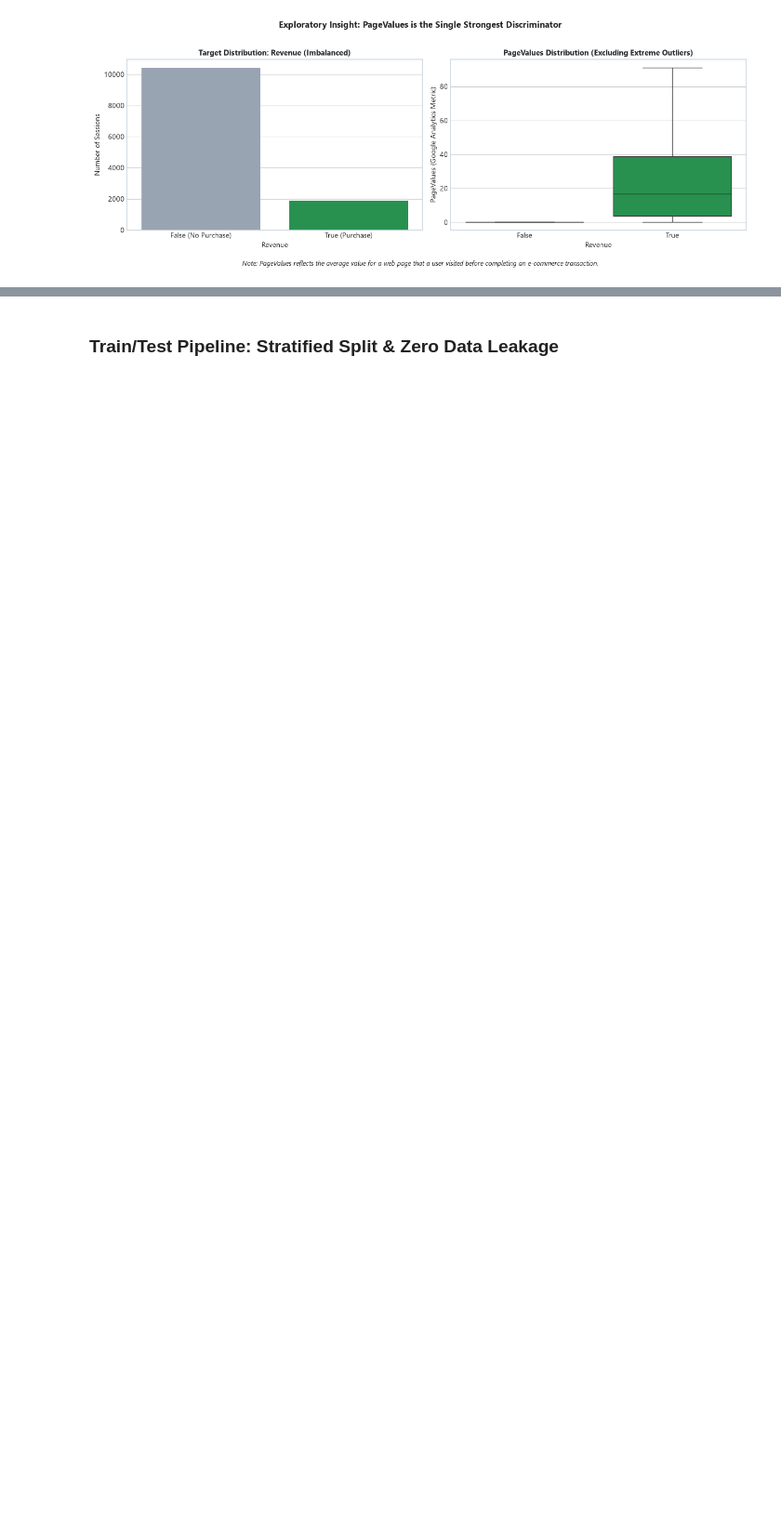
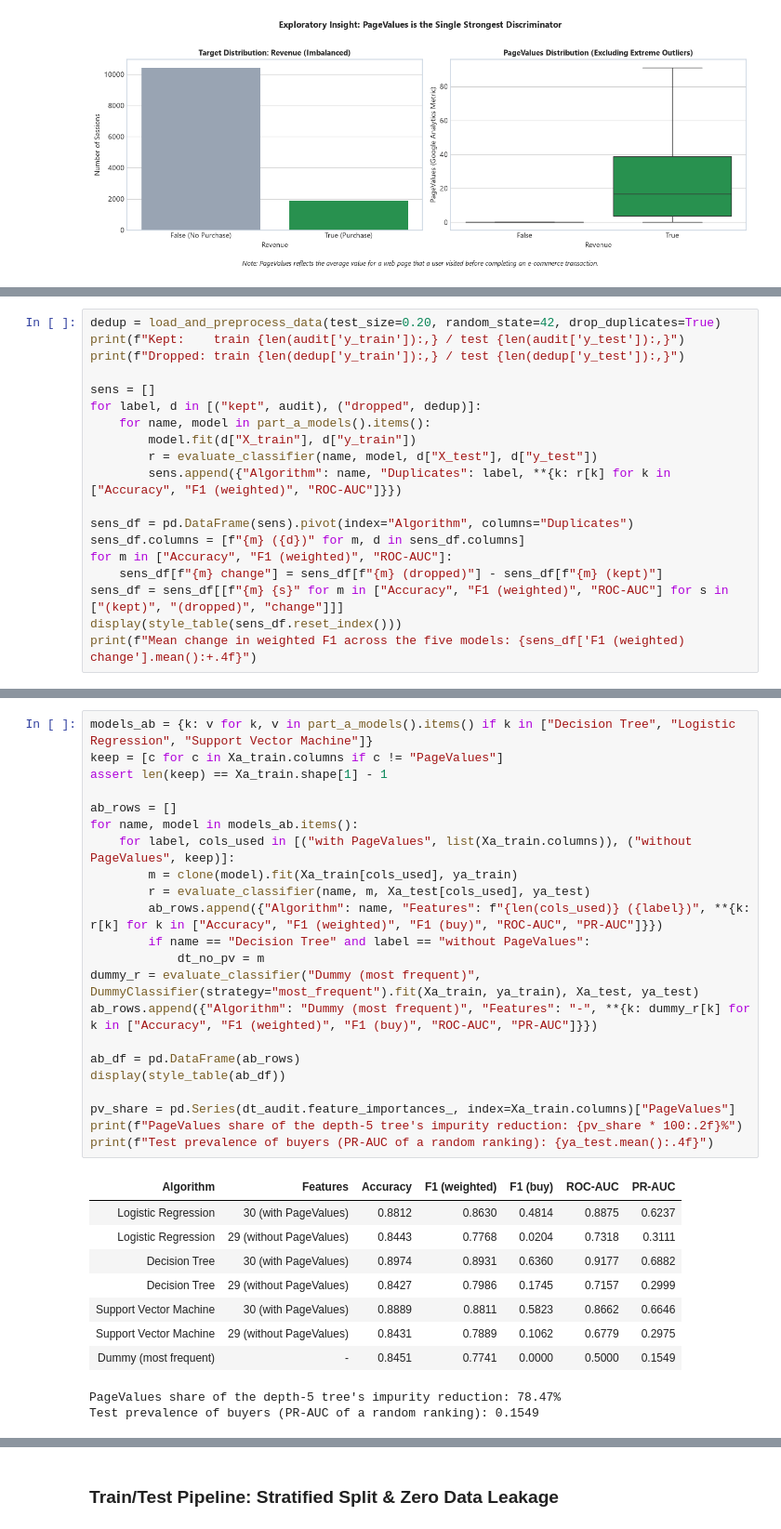
Before and after one commit to MR7star/ML-Capstone-Project, a Jupyter notebook: notebooks/classification.ipynb, the cells around one changed output, grey strips where cells are left out. Shown at 93% size. Drawn from its saved outputs; the diff is of its cells as text; blank space fills up the shorter version.

```diff
--- a/notebooks/classification.ipynb
+++ b/notebooks/classification.ipynb
@@ -99,0 +221,19 @@ finish(fig, "Exploratory Insight: PageValues is the Single Strongest Discriminat
+# %%
+dedup = load_and_preprocess_data(test_size=0.20, random_state=42, drop_duplicates=True)
+print(f"Kept:    train {len(audit['y_train']):,} / test {len(audit['y_test']):,}")
+print(f"Dropped: train {len(dedup['y_train']):,} / test {len(dedup['y_test']):,}")
+
+sens = []
+for label, d in [("kept", audit), ("dropped", dedup)]:
+    for name, model in part_a_models().items():
+        model.fit(d["X_train"], d["y_train"])
+        r = evaluate_classifier(name, model, d["X_test"], d["y_test"])
+        sens.append({"Algorithm": name, "Duplicates": label, **{k: r[k] for k in ["Accuracy", "F1 (weighted)", "ROC-AUC"]}})
+
+sens_df = pd.DataFrame(sens).pivot(index="Algorithm", columns="Duplicates")
+sens_df.columns = [f"{m} ({d})" for m, d in sens_df.columns]
+for m in ["Accuracy", "F1 (weighted)", "ROC-AUC"]:
+    sens_df[f"{m} change"] = sens_df[f"{m} (dropped)"] - sens_df[f"{m} (kept)"]
+sens_df = sens_df[[f"{m} {s}" for m in ["Accuracy", "F1 (weighted)", "ROC-AUC"] for s in ["(kept)", "(dropped)", "change"]]]
+display(style_table(sens_df.reset_index()))
+print(f"Mean change in weighted F1 across the five models: {sens_df['F1 (weighted) change'].mean():+.4f}")
@@ -99,0 +257,33 @@ finish(fig, "Exploratory Insight: PageValues is the Single Strongest Discriminat
+# %%
+models_ab = {k: v for k, v in part_a_models().items() if k in ["Decision Tree", "Logistic Regression", "Support Vector Machine"]}
+keep = [c for c in Xa_train.columns if c != "PageValues"]
+assert len(keep) == Xa_train.shape[1] - 1
+
+ab_rows = []
+for name, model in models_ab.items():
+    for label, cols_used in [("with PageValues", list(Xa_train.columns)), ("without PageValues", keep)]:
+        m = clone(model).fit(Xa_train[cols_used], ya_train)
+        r = evaluate_classifier(name, m, Xa_test[cols_used], ya_test)
+        ab_rows.append({"Algorithm": name, "Features": f"{len(cols_used)} ({label})", **{k: r[k] for k in ["Accuracy", "F1 (weighted)", "F1 (buy)", "ROC-AUC", "PR-AUC"]}})
+        if name == "Decision Tree" and label == "without PageValues":
+            dt_no_pv = m
+dummy_r = evaluate_classifier("Dummy (most frequent)", DummyClassifier(strategy="most_frequent").fit(Xa_train, ya_train), Xa_test, ya_test)
+ab_rows.append({"Algorithm": "Dummy (most frequent)", "Features": "-", **{k: dummy_r[k] for k in ["Accuracy", "F1 (weighted)", "F1 (buy)", "ROC-AUC", "PR-AUC"]}})
+
+ab_df = pd.DataFrame(ab_rows)
+display(style_table(ab_df))
+
+pv_share = pd.Series(dt_audit.feature_importances_, index=Xa_train.columns)["PageValues"]
+print(f"PageValues share of the depth-5 tree's impurity reduction: {pv_share * 100:.2f}%")
+print(f"Test prevalence of buyers (PR-AUC of a random ranking): {ya_test.mean():.4f}")
+# %% [output]
+| Algorithm | Features | Accuracy | F1 (weighted) | F1 (buy) | ROC-AUC | PR-AUC |
+| Logistic Regression | 30 (with PageValues) | 0.8812 | 0.8630 | 0.4814 | 0.8875 | 0.6237 |
+| Logistic Regression | 29 (without PageValues) | 0.8443 | 0.7768 | 0.0204 | 0.7318 | 0.3111 |
+| Decision Tree | 30 (with PageValues) | 0.8974 | 0.8931 | 0.6360 | 0.9177 | 0.6882 |
+| Decision Tree | 29 (without PageValues) | 0.8427 | 0.7986 | 0.1745 | 0.7157 | 0.2999 |
+| Support Vector Machine | 30 (with PageValues) | 0.8889 | 0.8811 | 0.5823 | 0.8662 | 0.6646 |
+| Support Vector Machine | 29 (without PageValues) | 0.8431 | 0.7889 | 0.1062 | 0.6779 | 0.2975 |
+| Dummy (most frequent) | - | 0.8451 | 0.7741 | 0.0000 | 0.5000 | 0.1549 |
+PageValues share of the depth-5 tree's impurity reduction: 78.47%
+Test prevalence of buyers (PR-AUC of a random ranking): 0.1549
```
Also changed, not shown: parts of 23 cells of this notebook, 1 other file.
